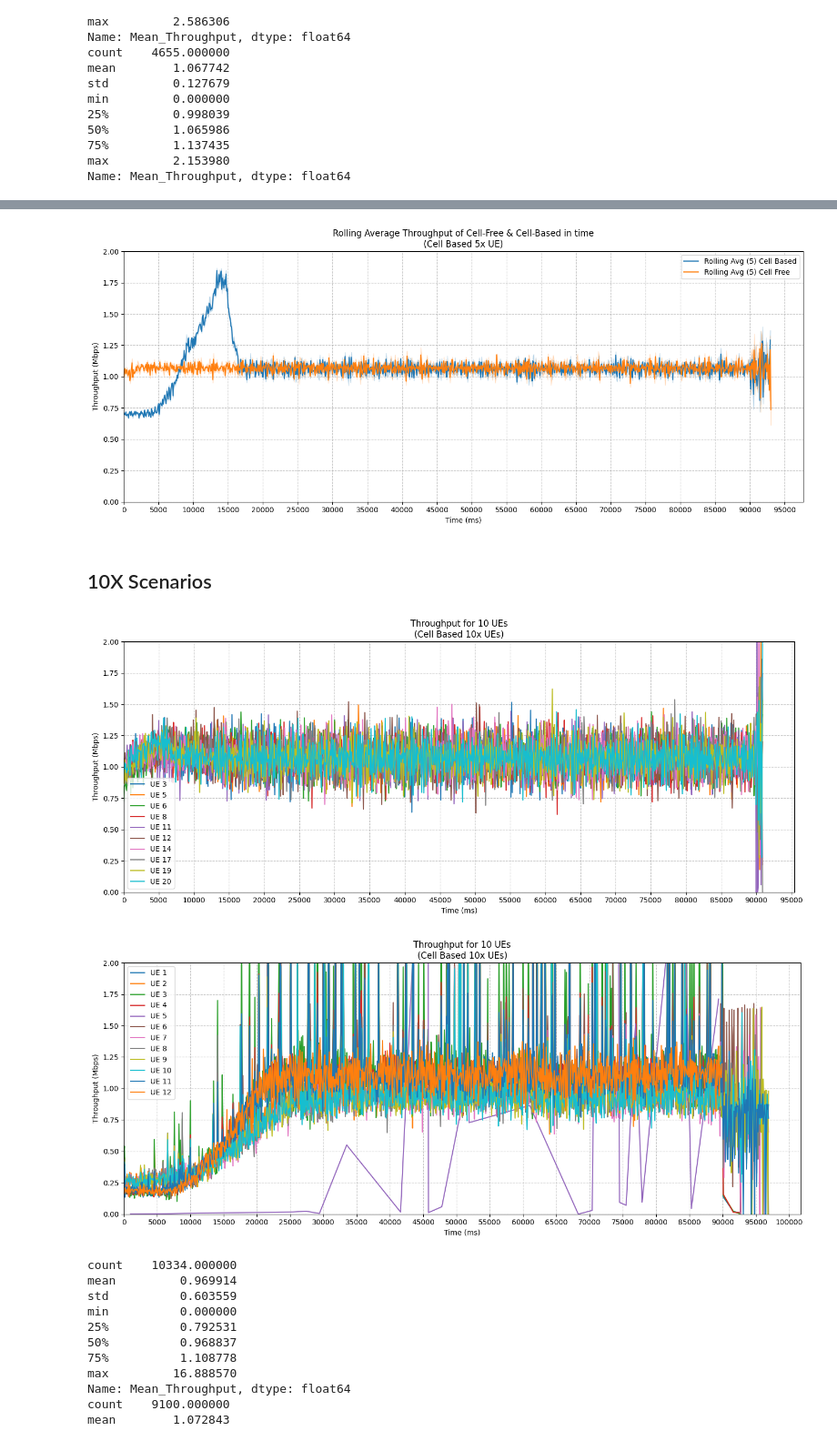
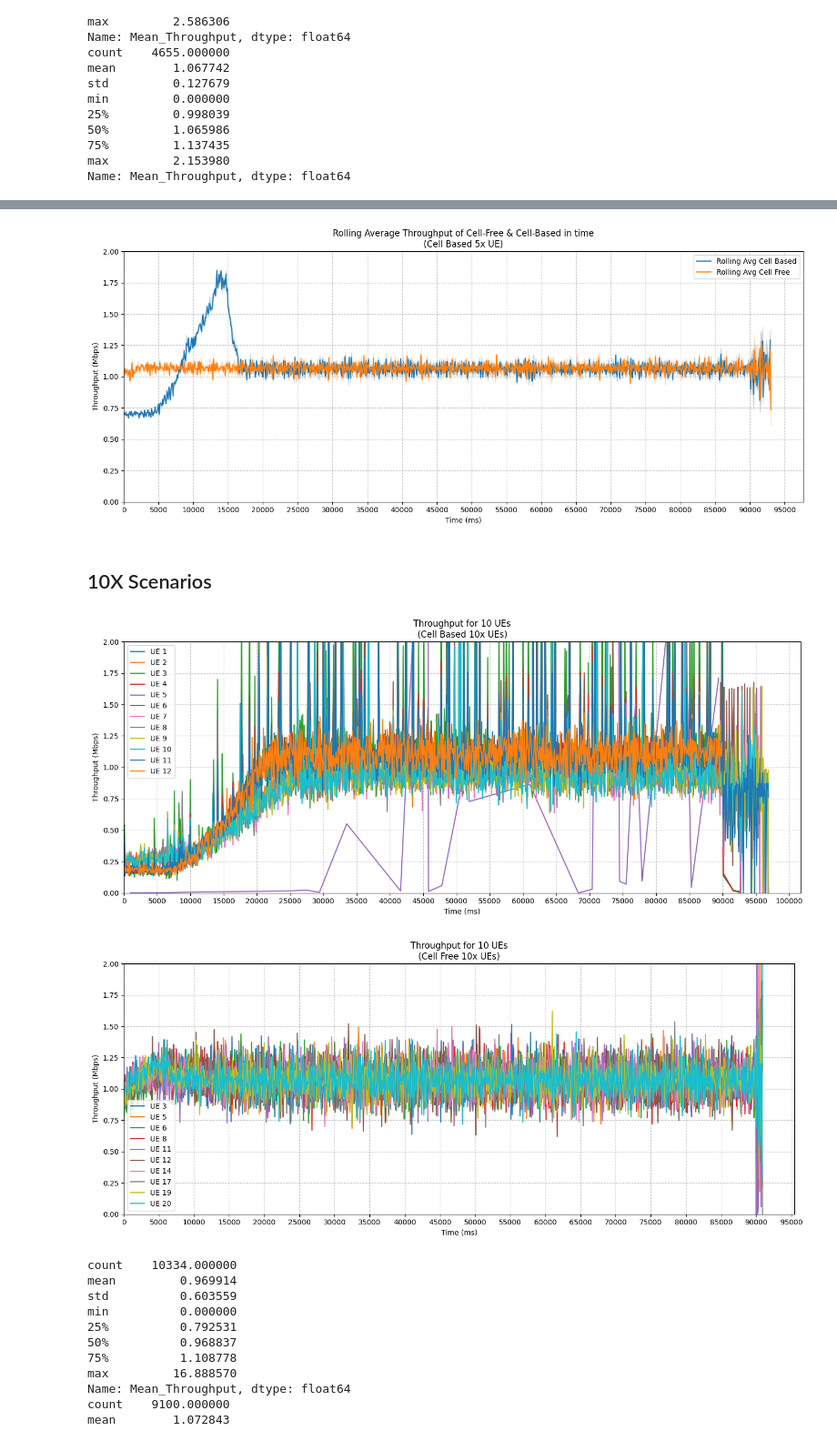
Before and after one commit to Surpr1se0/OAI-tests, a Jupyter notebook: scripts/ue-aggr.ipynb, the cells around one changed output, grey strips where cells are left out. Shown at 91% size. Drawn from its saved outputs; the diff is of its cells as text; code cells hidden in the pictures.

Commit message:
Fixed names in graphs

```diff
--- a/scripts/ue-aggr.ipynb
+++ b/scripts/ue-aggr.ipynb
@@ -56,8 +56,8 @@ def read_data_by_ue(csv_path):
 
   return dfs
 
-dfs_cb_10 = read_data_by_ue(cf_10x)
-dfs_cf_10 = read_data_by_ue(cb_10x)
+dfs_cb_10 = read_data_by_ue(cb_10x)
+dfs_cf_10 = read_data_by_ue(cf_10x)
 # %% [markdown]
 # Behavior Graphics
 # %% [markdown]
@@ -237,20 +233,18 @@ plt.show()
 # %%
 # Round of throughput values to 3 decimal places
 df_cb_5["Mean_Throughput"] = df_cb_5["Mean_Throughput"].round(3)
-
 # Calculate rolling average with a window of 5
 df_cb_5["Rolling Avg (Mbps)"] = df_cb_5["Mean_Throughput"].rolling(window=5).mean()
 
 # Round of throughput values to 3 decimal places
 df_cf_5["Mean_Throughput"] = df_cf_5["Mean_Throughput"].round(3)
-
 # Calculate rolling average with a window of 5
 df_cf_5["Rolling Avg (Mbps)"] = df_cf_5["Mean_Throughput"].rolling(window=5).mean()
 
 # Graphic of Throughput and Rolling Average
 plt.figure(figsize=(14, 6))
-sns.lineplot(x="Time_ms", y="Rolling Avg (Mbps)", data=df_cb_5, label="Rolling Avg (5) Cell Based")
-sns.lineplot(x="Time_ms", y="Rolling Avg (Mbps)", data=df_cf_5, label="Rolling Avg (5) Cell Free")
+sns.lineplot(x="Time_ms", y="Rolling Avg (Mbps)", data=df_cb_5, label="Rolling Avg Cell Based")
+sns.lineplot(x="Time_ms", y="Rolling Avg (Mbps)", data=df_cf_5, label="Rolling Avg Cell Free")
 plt.title("Rolling Average Throughput of Cell-Free & Cell-Based in time\n(Cell Based 5x UE)")
 plt.xlabel("Time (ms)")
 plt.ylabel("Throughput (Mbps)")
@@ -264,7 +258,7 @@ plt.grid(True, linestyle='--', alpha=0.7)
 plt.tight_layout()
 plt.show()
 # %% [output]
-[figure, old version]
+[figure, new version]
 # %% [markdown]
 ## 10X Scenarios
 # %%
@@ -275,36 +269,36 @@ for ue, df in dfs_cb_10.items():
 plt.title("Throughput for 10 UEs\n(Cell Based 10x UEs)")
 plt.xlabel("Time (ms)")
 plt.ylabel("Throughput (Mbps)")
 plt.grid(True)
 plt.legend()
 
 plt.ylim(0, 2)
 plt.xlim(left=0)
 plt.gca().xaxis.set_major_locator(MultipleLocator(5000))
 plt.grid(True, linestyle='--', alpha=0.7)
 plt.tight_layout()
 plt.show()
 
 
 # Graphic of Throughput and Rolling Average
 plt.figure(figsize=(14, 6))
 for ue, df in dfs_cf_10.items():
     sns.lineplot(x="Time_ms", y="Mean_Throughput", data=df, label=f"UE {ue}")
-plt.title("Throughput for 10 UEs\n(Cell Based 10x UEs)")
+plt.title("Throughput for 10 UEs\n(Cell Free 10x UEs)")
 plt.xlabel("Time (ms)")
 plt.ylabel("Throughput (Mbps)")
 plt.grid(True)
 plt.legend()
 
 plt.ylim(0, 2)
 plt.xlim(left=0)
 plt.gca().xaxis.set_major_locator(MultipleLocator(5000))
 plt.grid(True, linestyle='--', alpha=0.7)
 plt.tight_layout()
 plt.show()
 # %% [output]
-[figure, old version]
+[figure, new version]
-[figure, old version]
+[figure, new version]
 # %%
 df_cb_10 = pd.read_csv(cb_10x)
 df_cf_10 = pd.read_csv(cf_10x)
```
Also changed, not shown: parts of 5 cells of this notebook.
